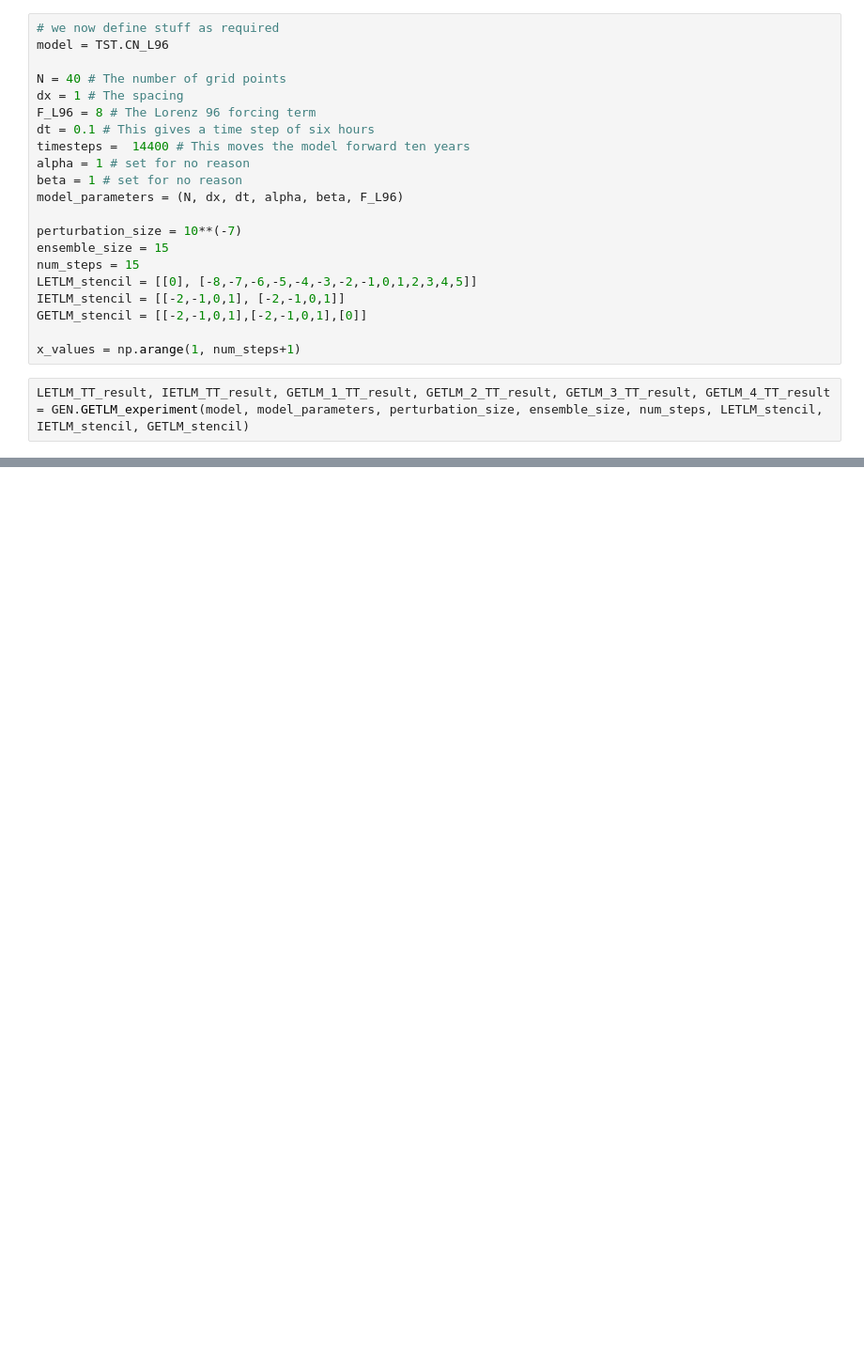
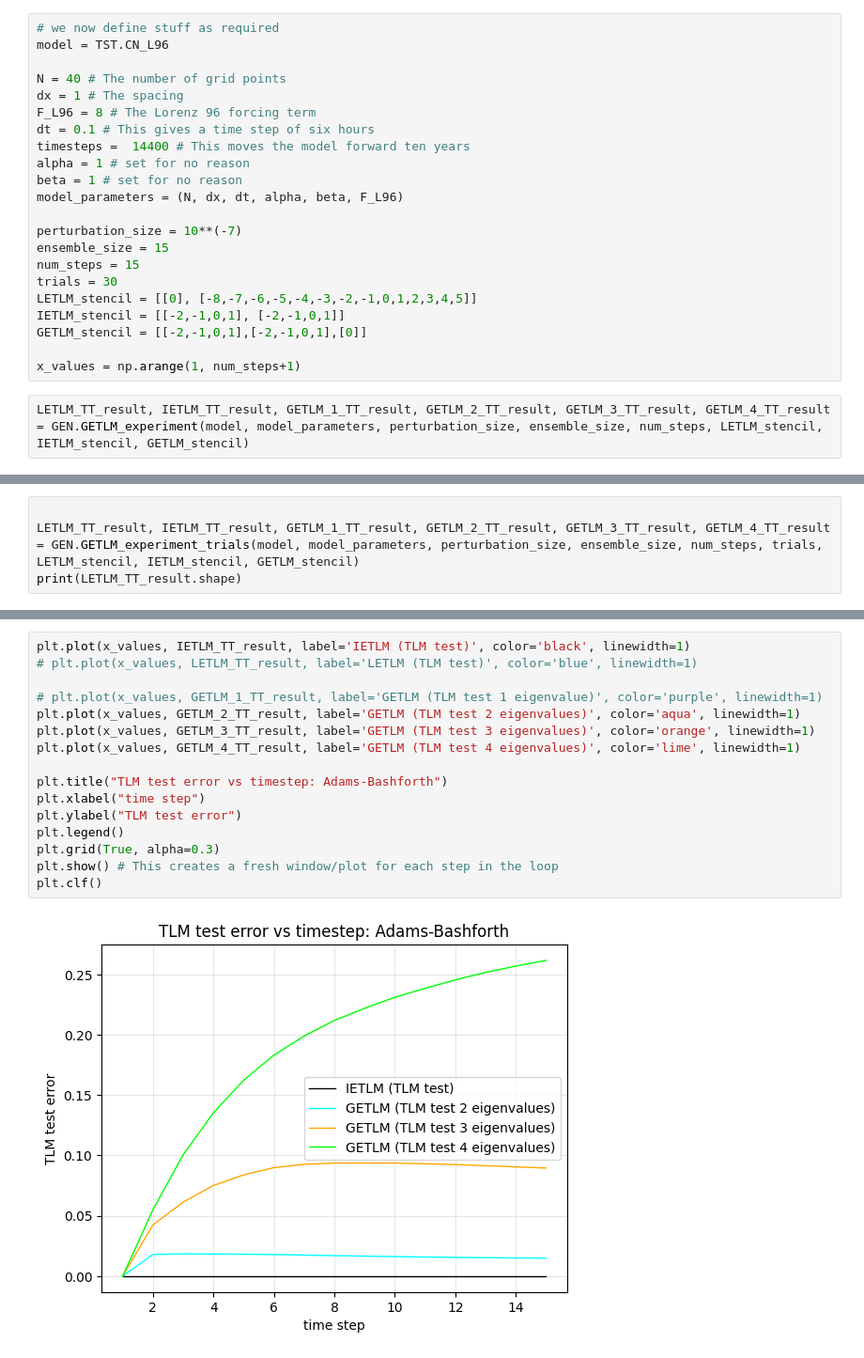
Before and after one commit to Isaac-Miles-Fine/GETLM_L96, a Jupyter notebook: GETLM_experiment_very_neat.ipynb, the cells around one changed output, grey strips where cells are left out. Shown at 94% size. Cells and saved outputs as stored; diff of their text form; blank space fills up the shorter version.

```diff
--- a/GETLM_experiment_very_neat.ipynb
+++ b/GETLM_experiment_very_neat.ipynb
@@ -34,6 +31,7 @@ model_parameters = (N, dx, dt, alpha, beta, F_L96)
 perturbation_size = 10**(-7)
 ensemble_size = 15
 num_steps = 15
+trials = 30
 LETLM_stencil = [[0], [-8,-7,-6,-5,-4,-3,-2,-1,0,1,2,3,4,5]]
 IETLM_stencil = [[-2,-1,0,1], [-2,-1,0,1]]
 GETLM_stencil = [[-2,-1,0,1],[-2,-1,0,1],[0]]
@@ -62 +60,5 @@ plt.clf()
 <Figure size 640x480 with 0 Axes>
+# %%
+
+LETLM_TT_result, IETLM_TT_result, GETLM_1_TT_result, GETLM_2_TT_result, GETLM_3_TT_result, GETLM_4_TT_result = GEN.GETLM_experiment_trials(model, model_parameters, perturbation_size, ensemble_size, num_steps, trials, LETLM_stencil, IETLM_stencil, GETLM_stencil)
+print(LETLM_TT_result.shape)
@@ -62,0 +69,18 @@ plt.clf()
+# %%
+plt.plot(x_values, IETLM_TT_result, label='IETLM (TLM test)', color='black', linewidth=1)
+# plt.plot(x_values, LETLM_TT_result, label='LETLM (TLM test)', color='blue', linewidth=1)
+
+# plt.plot(x_values, GETLM_1_TT_result, label='GETLM (TLM test 1 eigenvalue)', color='purple', linewidth=1)
+plt.plot(x_values, GETLM_2_TT_result, label='GETLM (TLM test 2 eigenvalues)', color='aqua', linewidth=1)
+plt.plot(x_values, GETLM_3_TT_result, label='GETLM (TLM test 3 eigenvalues)', color='orange', linewidth=1)
+plt.plot(x_values, GETLM_4_TT_result, label='GETLM (TLM test 4 eigenvalues)', color='lime', linewidth=1)
+
+plt.title("TLM test error vs timestep: Adams-Bashforth")
+plt.xlabel("time step")
+plt.ylabel("TLM test error")
+plt.legend()
+plt.grid(True, alpha=0.3)
+plt.show() # This creates a fresh window/plot for each step in the loop
+plt.clf()
+# %% [output]
+[figure, added]
```
Also changed, not shown: parts of 4 cells of this notebook, 4 other files.
